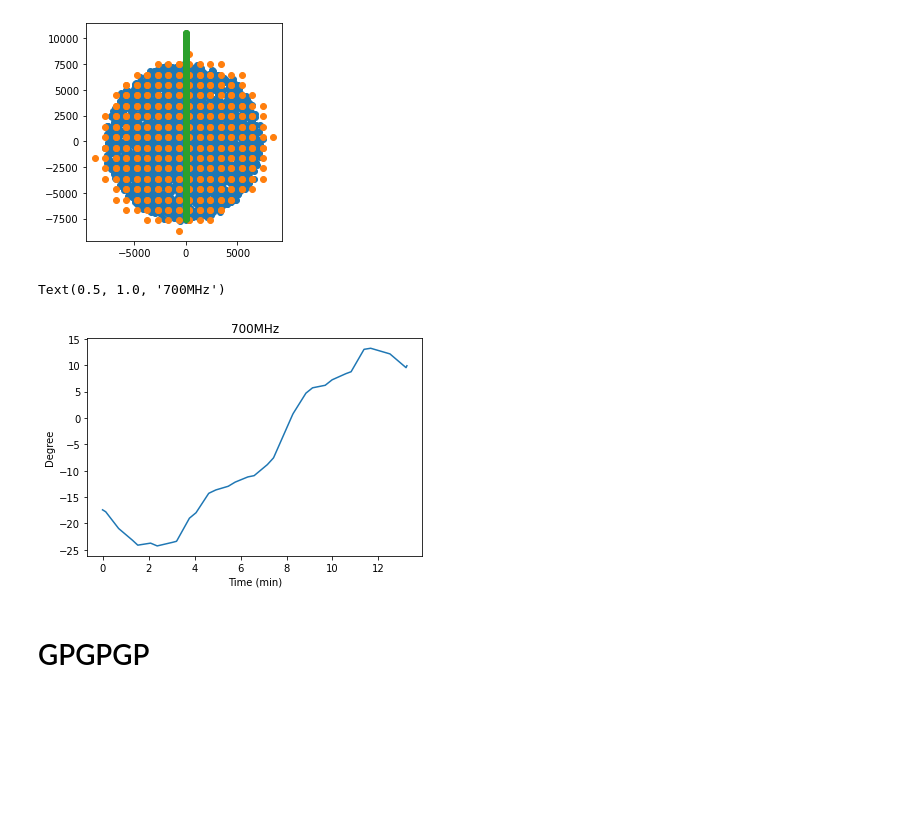
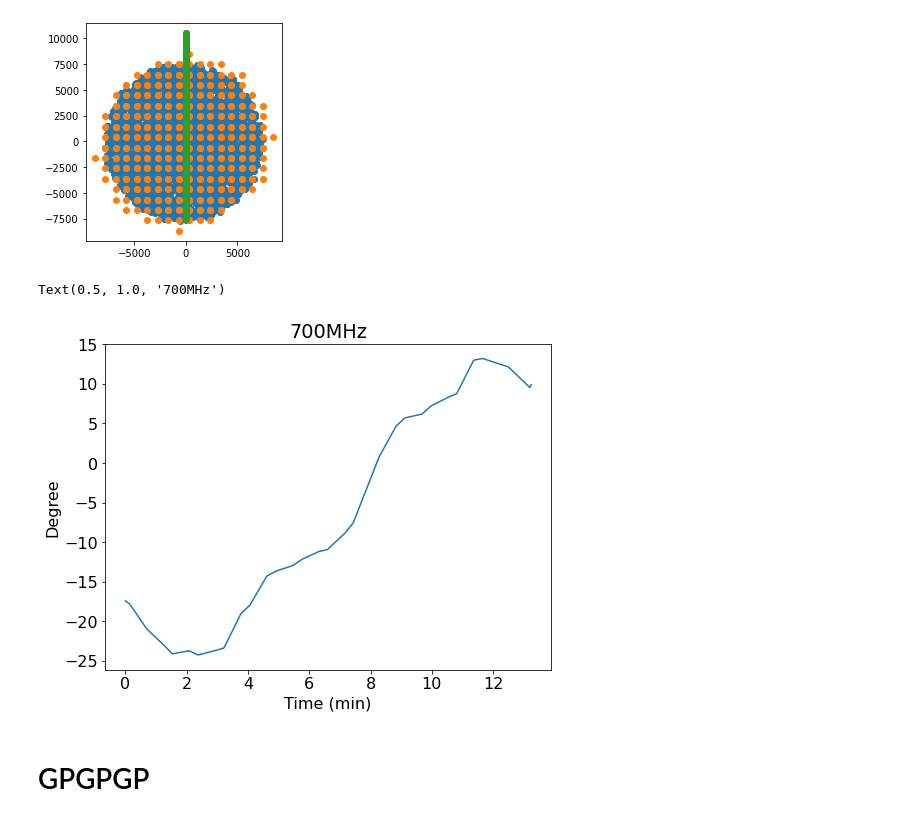
Before and after one commit to yupinghuang/sim-toolkit, a Jupyter notebook: notebooks/iono.ipynb, the cells around one changed output. Drawn from its saved outputs; the diff is of its cells as text; code cells hidden in the pictures; blank space fills up the shorter version.

```diff
--- a/notebooks/iono.ipynb
+++ b/notebooks/iono.ipynb
@@ -398,13 +492,15 @@ tec_screens = griddata((antennas_grid_enu.east.value+(np.mean(actual_ants[:,0])-
                        np.swapaxes(tec_grid, 0, 1),
                        coords, method='linear')
 # %%
+plt.figure(figsize=(8,6))
+plt.rcParams['font.size'] = '16'
 plt.plot(time_steps_s/60, tec_screens[:,30,0]*(TEC_CONV * 1e6 /0.7e9) * 57.2958)
 plt.xlabel('Time (min)')
 plt.ylabel('Degree')
 plt.title('700MHz')
 # %% [output]
 Text(0.5, 1.0, '700MHz')
-[figure, old version]
+[figure, new version]
 # %% [markdown]
 # GPGPGP
 # %%
```
Also changed, not shown: parts of 23 cells of this notebook, 9 other files.
